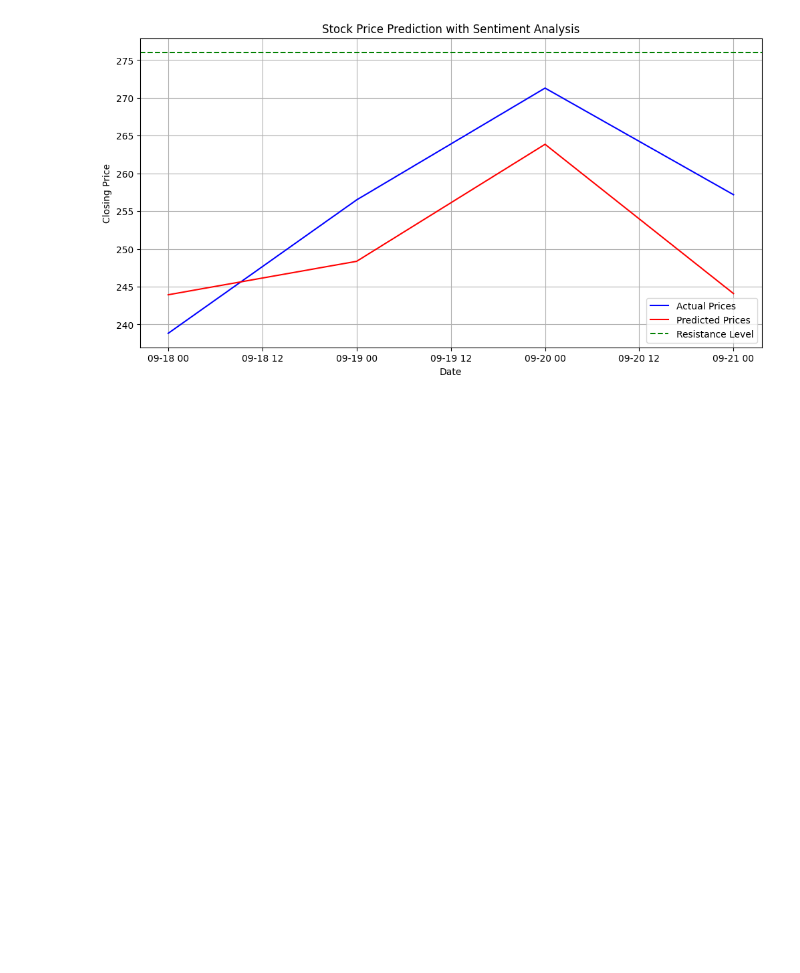
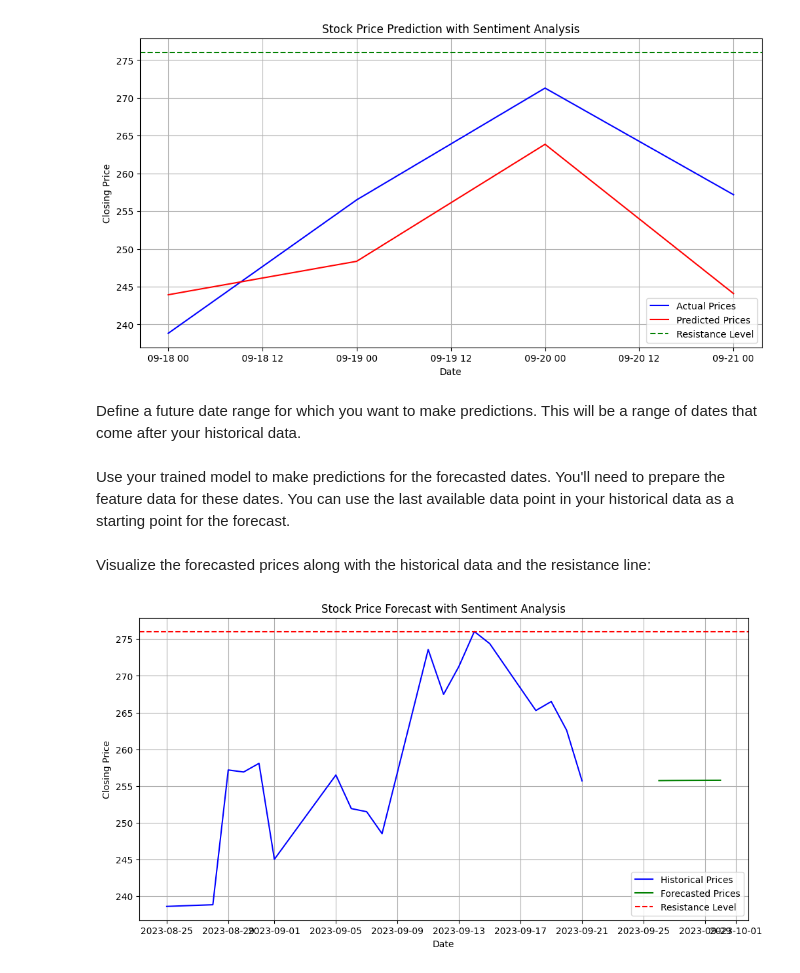
Before and after one commit to JulienSLuk/stockPredictor, a Jupyter notebook: stockPredictor.ipynb, the cells around one changed output. Cells and saved outputs as stored; diff of their text form; code cells hidden in the pictures; blank space fills up the shorter version.

Commit message:
implemented forecasting prices

```diff
--- a/stockPredictor.ipynb
+++ b/stockPredictor.ipynb
@@ -247,3 +247,5 @@ plt.grid(True)
 plt.show()
 # %% [output]
 [figure]
+# %% [markdown]
+Define a future date range for which you want to make predictions. This will be a range of dates that come after your historical data.
@@ -249,0 +261,46 @@ plt.show()
+# %% [markdown]
+Use your trained model to make predictions for the forecasted dates. You'll need to prepare the feature data for these dates. You can use the last available data point in your historical data as a starting point for the forecast.
+# %%
+# Get the last available closing price in your historical data
+last_known_price = df['Close'].iloc[-1]
+
+# Create a list to store the forecasted prices
+forecasted_prices = []
+
+# Iterate over the forecast dates and use the model to predict each day's price
+for date in forecast_dates:
+    # Create a feature vector for the current date (use last known price and sentiment)
+    feature_vector = np.array([last_known_price, average_sentiment]).reshape(1, -1)
+
+    # Use the model to predict the price for the current date
+    forecasted_price = model.predict(feature_vector)
+
+    # Append the forecasted price to the list
+    forecasted_prices.append(forecasted_price[0])
+
+    # Update the last known price for the next iteration
+    last_known_price = forecasted_price[0]
+# %% [markdown]
+Visualize the forecasted prices along with the historical data and the resistance line:
+# %%
+# Create a DataFrame for the forecasted prices
+forecast_df = pd.DataFrame({'Date': forecast_dates, 'Forecasted Price': forecasted_prices})
+forecast_df.set_index('Date', inplace=True)
+
+# Plot historical and forecasted prices
+plt.figure(figsize=(12, 6))
+plt.title('Stock Price Forecast with Sentiment Analysis')
+plt.xlabel('Date')
+plt.ylabel('Closing Price')
+plt.plot(df.index, df['Close'], label='Historical Prices', color='b')
+plt.plot(forecast_df.index, forecast_df['Forecasted Price'], label='Forecasted Prices', color='g')
+
+# Add the resistance line
+if resistance_level is not None:
+    plt.axhline(y=resistance_level, color='r', linestyle='--', label='Resistance Level')
+
+plt.legend()
+plt.grid(True)
+plt.show()
+# %% [output]
+[figure, added]
```
Also changed, not shown: parts of 1 cell of this notebook.
